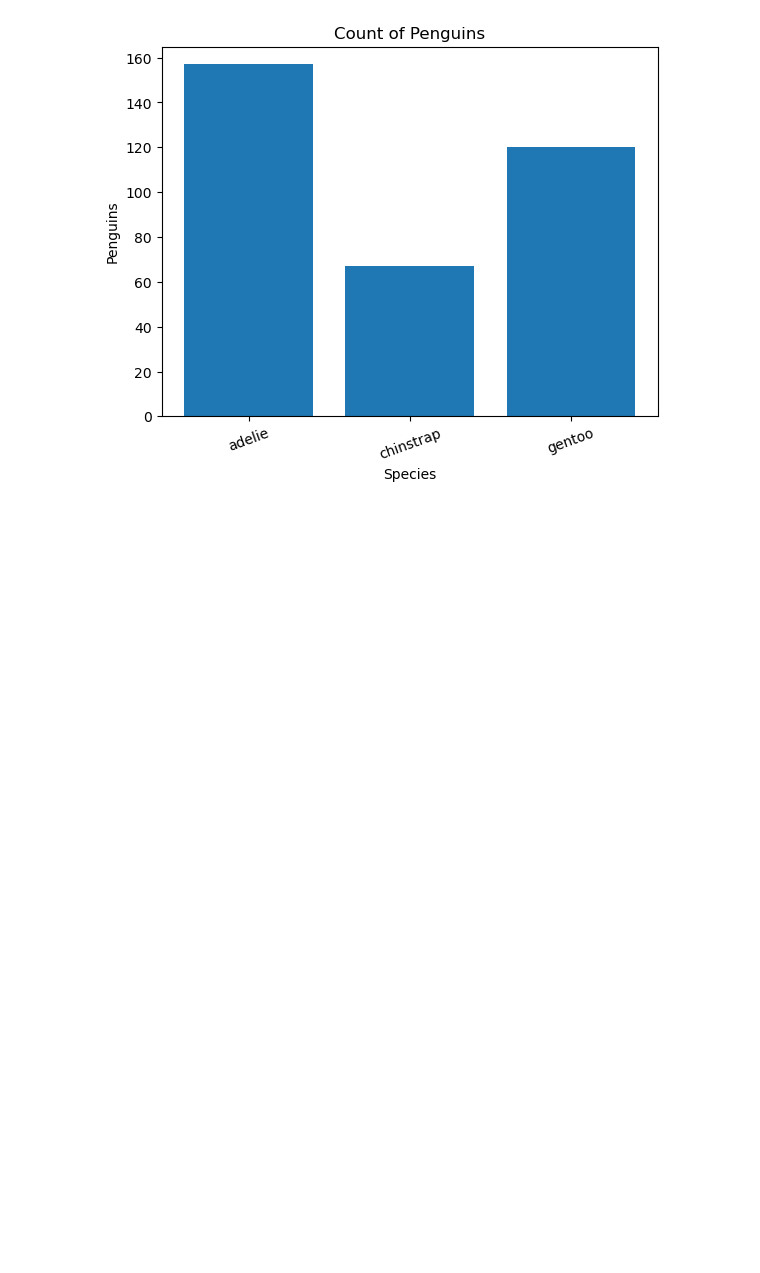
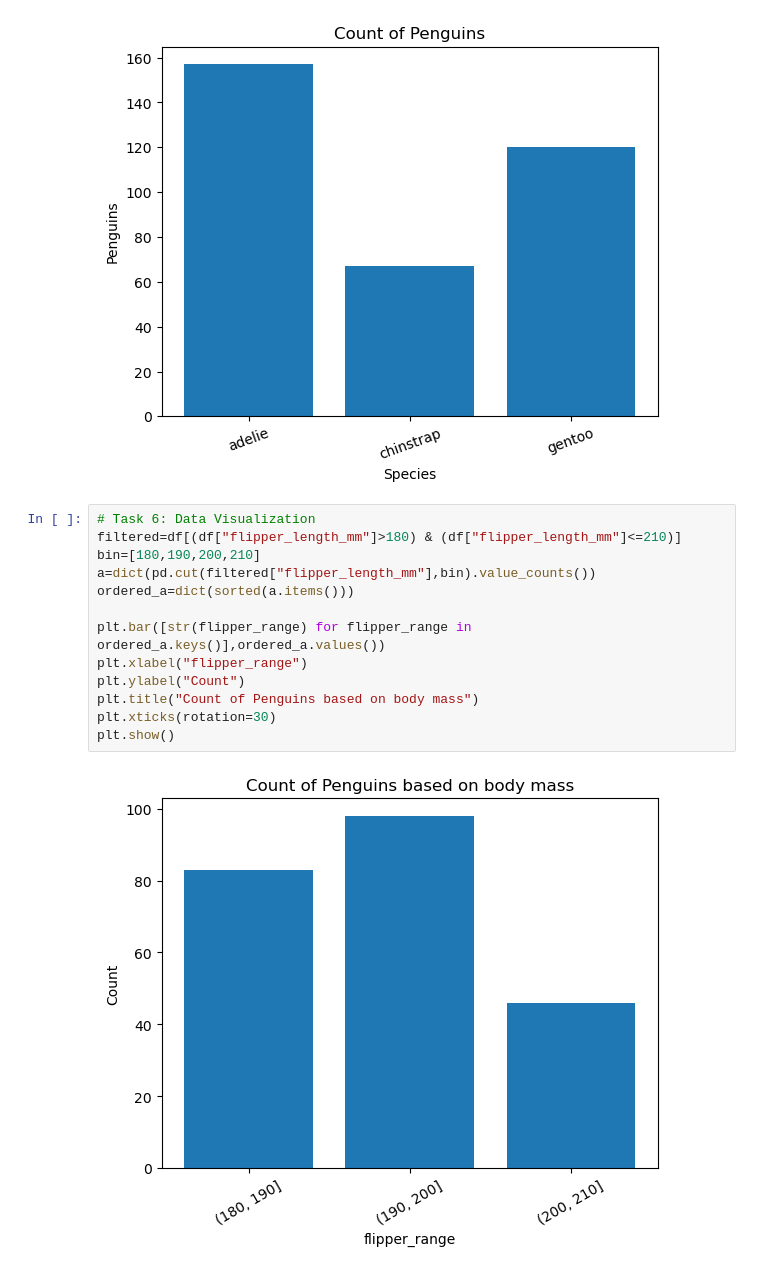
Before and after one commit to Sathwik-50606711/sgolla2_smunukot_assignment1, a Jupyter notebook: sgolla2_smunkot_assignment1_part_1.ipynb, the cells around one changed output. Cells and saved outputs as stored; diff of their text form; blank space fills up the shorter version.

```diff
--- a/sgolla2_smunkot_assignment1_part_1.ipynb
+++ b/sgolla2_smunkot_assignment1_part_1.ipynb
@@ -128,3 +128,18 @@ plt.xticks(rotation=20)
 plt.show()
 # %% [output]
 [figure]
+# %%
+# Task 6: Data Visualization
+filtered=df[(df["flipper_length_mm"]>180) & (df["flipper_length_mm"]<=210)]
+bin=[180,190,200,210]
+a=dict(pd.cut(filtered["flipper_length_mm"],bin).value_counts())
+ordered_a=dict(sorted(a.items()))
+
+plt.bar([str(flipper_range) for flipper_range in ordered_a.keys()],ordered_a.values())
+plt.xlabel("flipper_range")
+plt.ylabel("Count")
+plt.title("Count of Penguins based on body mass")
+plt.xticks(rotation=30)
+plt.show()
+# %% [output]
+[figure, added]
```
Also changed, not shown: parts of 8 cells of this notebook, 3 other files.
